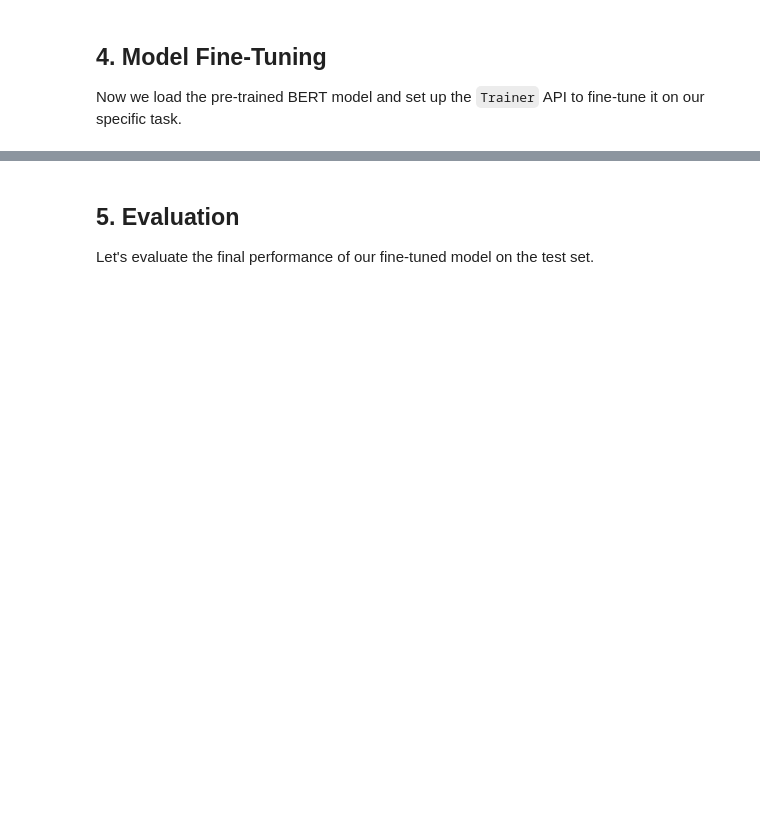
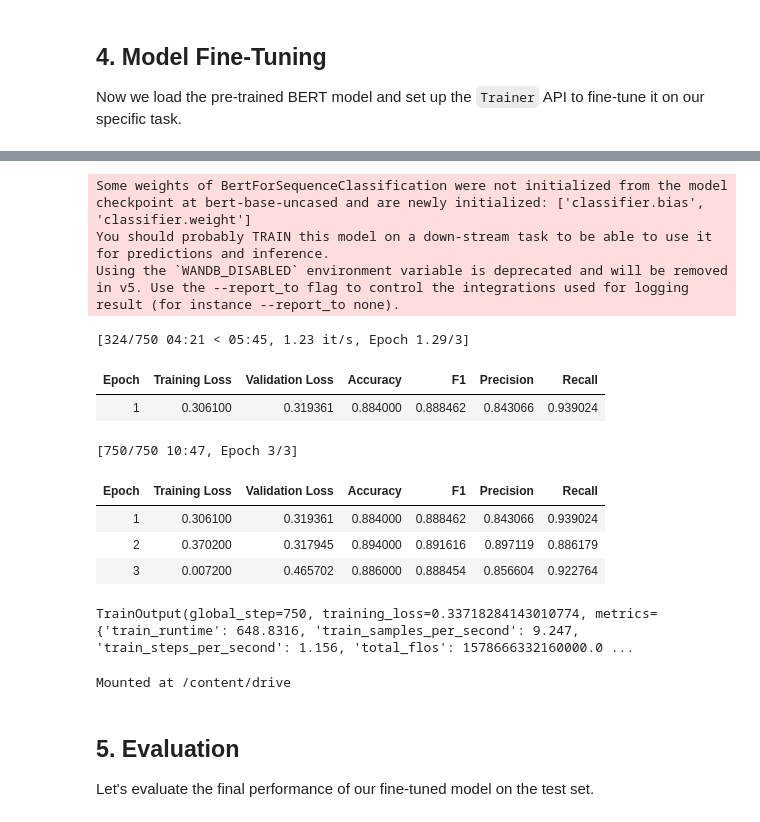
Before and after one commit to KainatAzhar/Text-Classification, a Jupyter notebook: models/bert_sentiment_analysis.ipynb, the cells around one changed output, grey strips where cells are left out. Drawn from its saved outputs; the diff is of its cells as text; code cells hidden in the pictures; blank space fills up the shorter version.

```diff
--- a/models/bert_sentiment_analysis.ipynb
+++ b/models/bert_sentiment_analysis.ipynb
@@ -54,35 +68,53 @@ def compute_metrics(pred):
     acc = accuracy_score(labels, preds)
     return {
         'accuracy': acc,
         'f1': f1,
         'precision': precision,
         'recall': recall
     }
 
-# Define the training arguments
+# Define the training arguments with the corrected parameter name
 training_args = TrainingArguments(
     output_dir='./results',
     num_train_epochs=3,
     per_device_train_batch_size=8,
     per_device_eval_batch_size=8,
     warmup_steps=500,
     weight_decay=0.01,
     logging_dir='./logs',
     logging_steps=10,
-    evaluation_strategy="epoch"
+    eval_strategy="epoch"  # Corrected argument name
 )
 
 # Create the Trainer instance
 trainer = Trainer(
     model=model,
     args=training_args,
     train_dataset=tokenized_train_dataset,
     eval_dataset=tokenized_test_dataset,
     compute_metrics=compute_metrics
 )
 
 # Fine-tune the model
 trainer.train()
+# %% [output]
+Some weights of BertForSequenceClassification were not initialized from the model checkpoint at bert-base-uncased and are newly initialized: ['classifier.bias', 'classifier.weight']
+You should probably TRAIN this model on a down-stream task to be able to use it for predictions and inference.
+Using the `WANDB_DISABLED` environment variable is deprecated and will be removed in v5. Use the --report_to flag to control the integrations used for logging result (for instance --report_to none).
+[324/750 04:21 < 05:45, 1.23 it/s, Epoch 1.29/3]
+| Epoch | Training Loss | Validation Loss | Accuracy | F1 | Precision | Recall |
+| 1 | 0.306100 | 0.319361 | 0.884000 | 0.888462 | 0.843066 | 0.939024 |
+[750/750 10:47, Epoch 3/3]
+| Epoch | Training Loss | Validation Loss | Accuracy | F1 | Precision | Recall |
+| 1 | 0.306100 | 0.319361 | 0.884000 | 0.888462 | 0.843066 | 0.939024 |
+| 2 | 0.370200 | 0.317945 | 0.894000 | 0.891616 | 0.897119 | 0.886179 |
+| 3 | 0.007200 | 0.465702 | 0.886000 | 0.888454 | 0.856604 | 0.922764 |
+TrainOutput(global_step=750, training_loss=0.33718284143010774, metrics={'train_runtime': 648.8316, 'train_samples_per_second': 9.247, 'train_steps_per_second': 1.156, 'total_flos': 1578666332160000.0 ...
+# %%
+from google.colab import drive
+drive.mount('/content/drive')
+# %% [output]
+Mounted at /content/drive
 # %% [markdown]
 ## 5. Evaluation
 
```
Also changed, not shown: parts of 6 cells of this notebook.
